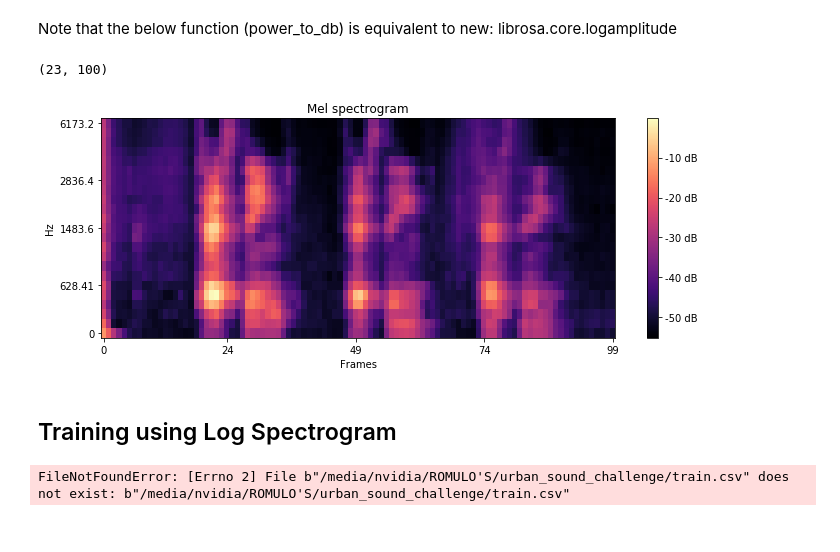
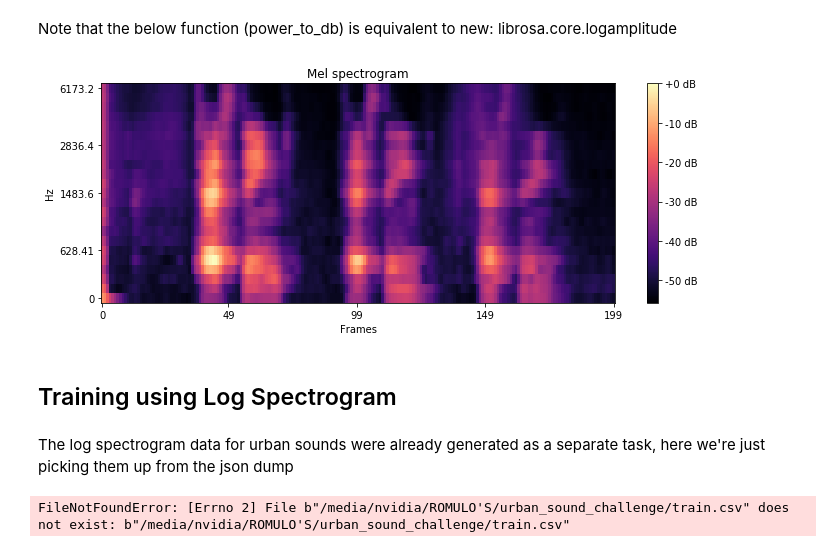
Before and after one commit to romulomanzano/soundflux, a Jupyter notebook: Transfer Learning Notebooks/Transfer Learning - Urban Sound Classification - 2D MelSpectrogram - Feature Extraction.ipynb, the cells around one changed output. Cells and saved outputs as stored; diff of their text form; code cells hidden in the pictures.

```diff
--- a/Transfer Learning Notebooks/Transfer Learning - Urban Sound Classification - 2D MelSpectrogram - Feature Extraction.ipynb
+++ b/Transfer Learning Notebooks/Transfer Learning - Urban Sound Classification - 2D MelSpectrogram - Feature Extraction.ipynb
@@ -101,25 +101,22 @@ def extract_spectrogram(samples,sample_rate,n_windows=100,n_mels=23,n_fft=2048,f
     feature_set = np.array(feature_set)
     feature_set = np.mean(feature_set,axis=0)[:,:n_windows]
     return feature_set
-# %%
-features = extract_spectrogram(samples,sample_rate)
-features.shape
-# %% [output]
-(23, 100)
 # %%
-decibel_spec = extract_spectrogram(samples,sample_rate)
+decibel_spec = extract_spectrogram(samples,sample_rate,n_windows=n_windows)
 #decibel_spec = np.mean(features,axis=0)
 plt.figure(figsize=(10, 4))
 specdisplay.specshow(decibel_spec,
                           y_axis='mel', fmax=8000,
                           x_axis='frames',freq_fmt = 'Hz')
 plt.colorbar(format='%+2.0f dB')
 plt.title('Mel spectrogram')
 plt.tight_layout()
 # %% [output]
-[figure, old version]
+[figure, new version]
 # %% [markdown]
 ## Training using Log Spectrogram
+# %% [markdown]
+The log spectrogram data for urban sounds were already generated as a separate task, here we're just picking them up from the json dump
 # %%
 URBAN_SOUND_DIR = "/media/romulo/ROMULO'S/urban_sound_challenge/"
 # %%
```
Also changed, not shown: 3 other files.
